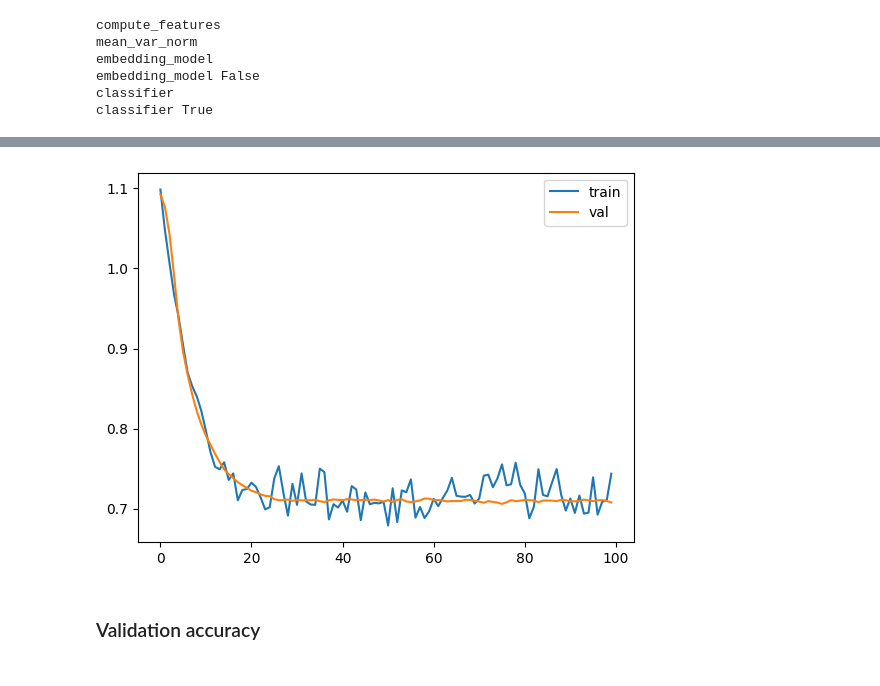
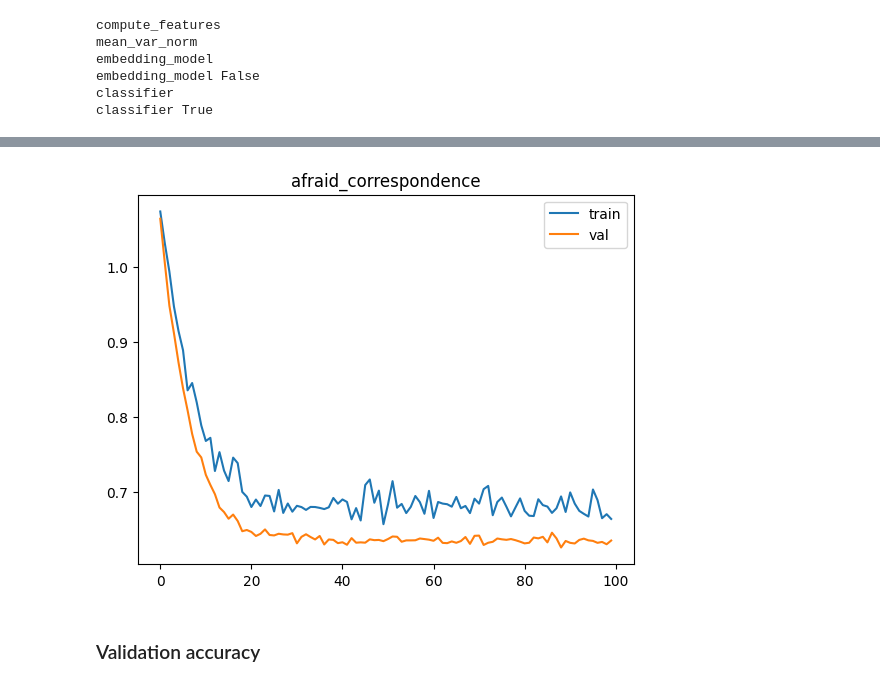
Before and after one commit to farthornas/labear, a Jupyter notebook: notebooks/train.ipynb, the cells around one changed output, grey strips where cells are left out. Drawn from its saved outputs; the diff is of its cells as text; code cells hidden in the pictures.

Commit message:
Upload new model to gcs, lr scheduler implemented, tag model-name

```diff
--- a/notebooks/train.ipynb
+++ b/notebooks/train.ipynb
@@ -37,7 +76,7 @@ for state in states:
 ## Inspect training data
 # %%
 cats = ['air', 'vac', 'off']
-files_path = "/Users/jonas/Library/CloudStorage/OneDrive-UniversityofExeter/sound_recognition/g28_huawei"
+files_path = "/Users/jonas/Library/CloudStorage/OneDrive-UniversityofExeter/sound_recognition/data/g28_huawei"
 #files_path2 = "/Users/jonas/Library/CloudStorage/OneDrive-UniversityofExeter/sound_recognition/g28"
 
 path = Path(files_path)
@@ -80,7 +119,7 @@ Name: count, dtype: int64
 # as first sample often has silence in it
 #df_0 = df[df.name.str.contains("_0.wav")]
 df = df[~df.name.str.contains("_0.wav")]
-#df = df[~df.name.str.contains("_31.wav")]
+df = df[~df.name.str.contains("_31.wav")]
 # %%
 df.label.value_counts()
 # %% [output]
@@ -566,7 +602,7 @@ val_ds = ApplianceDS(Xval, yval)
 # %%
 train_dl = torch.utils.data.DataLoader(train_ds, batch_size=8, shuffle=True)
 # we don't need batches for the validation set so just put into a big batch
-val_dl = torch.utils.data.DataLoader(val_ds, batch_size=len(val_ds), shuffle=True)
+val_dl = torch.utils.data.DataLoader(val_ds, batch_size=8, shuffle=True)
 #test_dl = torch.utils.data.DataLoader(test_ds, batch_size=len(test_ds), shuffle=True)
 # %%
 Xval, yval = next(iter(val_dl))
@@ -720,10 +747,14 @@ Learning Rate: 0.002
+# %%
+r = wonderwords.RandomWord()
+MODEL_TAG = f'{r.word(include_categories=["adjective"])}_{r.word()}'
 # %%
 plt.plot(train_loss)
 plt.plot(val_loss)
 plt.legend(['train','val'])
+plt.title(MODEL_TAG)
 plt.show();
 # %% [output]
-[figure, old version]
+[figure, new version]
 # %% [markdown]
 ### Validation accuracy
 # %%
```
Also changed, not shown: parts of 39 cells of this notebook.
